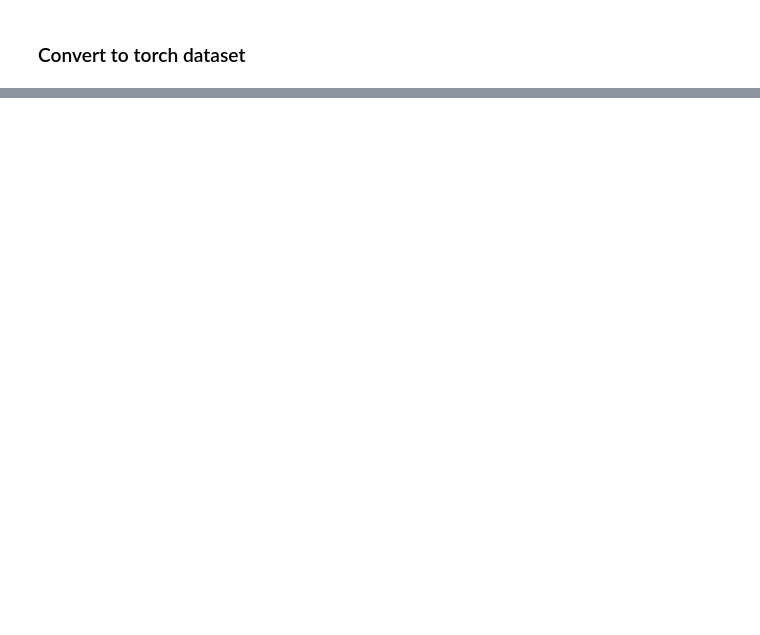
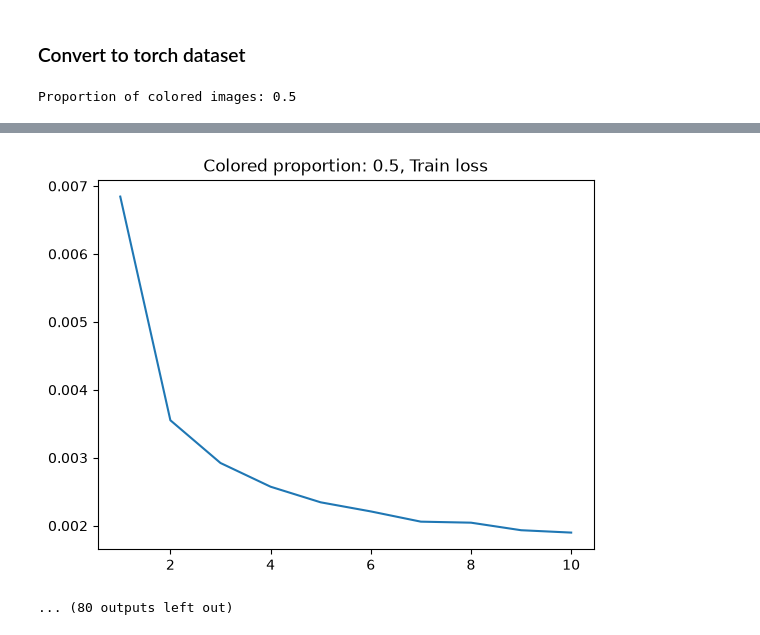
Before and after one commit to PyroX2/Sparse-Autoencoders-for-Vision-in-Pytorch, a Jupyter notebook: intro.ipynb, the cells around one changed output, grey strips where cells are left out. Drawn from its saved outputs; the diff is of its cells as text; code cells hidden in the pictures; blank space fills up the shorter version.

Commit message:
Train basic MLP models

```diff
--- a/intro.ipynb
+++ b/intro.ipynb
@@ -33,7 +33,7 @@ VAL_BS = 32
 # %%
 torch.manual_seed(SEED)
 
-device = "cuda" if torch.cuda.is_available() else "cpu"
+device = "cuda" if torch.cuda.is_available() else "mps"
 # %%
 train_dataset = datasets.MNIST(root="./data", download=True)
 test_dataset = datasets.MNIST(root="./data", train=False, download=True)
@@ -126,11 +141,19 @@ class ColoredMNISTDataset(torch.utils.data.Dataset):
 class Model(nn.Module):
 	def __init__(self, n_classes=10):
 		super().__init__()
-		self.resnet = models.resnet18(weights=models.ResNet18_Weights.DEFAULT)
-		self.resnet.fc = nn.Linear(self.resnet.fc.in_features, n_classes)
+		self.fc = nn.Sequential(
+			nn.Flatten(),
+			nn.Linear(3*784, 2048),
+			nn.Tanh(),
+			nn.Linear(2048, 512),
+			nn.Tanh(),
+			nn.Linear(512, 64),
+			nn.Tanh(),
+			nn.Linear(64, n_classes)
+		)
 
 	def forward(self, x):
-		return self.resnet(x)
+		return self.fc(x)
 # %%
 def train_one_epoch(model, train_dl, criterion, optimizer, metrics_calculator, device="cuda"):
 	"""
@@ -229,7 +275,10 @@ def train(model, train_dl, val_dl, criterion, optimizer, metrics_calculator, epo
 # %%
 metrics_calculator = metrics.MetricsCalculator(num_classes=len(train_labels.unique()))
 
+model_weights = [] # Best weights for each colored proportion
+
 for proportion in COLORED_PROPORTIONS:
+	print(f"Proportion of colored images: {proportion}")
 	metrics_calculator.reset()
 
 	train_dataset = ColoredMNISTDataset(train_split, colored_proportions=proportion)
@@ -248,7 +297,27 @@ for proportion in COLORED_PROPORTIONS:
 	optimizer = torch.optim.Adam(model.parameters(), lr=1e-3)
 	criterion = nn.CrossEntropyLoss()
 
-	train(model, train_dataloader, val_dataloader, criterion, optimizer, metrics_calculator, device=device)
+	# Train the model
+	train_losses, val_losses = train(model, train_dataloader, val_dataloader, criterion, optimizer, metrics_calculator, device=device)
 
-	print(f"Proportion of colored images: {proportion}")
-	utils.show_from_dataset(train_dataset, idx=torch.arange(0, 10, 1).tolist())
+	# Save model weights in list to reuse later
+	model_weights.append(model.state_dict())
+
+	# Plot results
+	utils.plot_loss(train_losses, f"Colored proportion: {proportion}, Train loss")
+	utils.plot_loss(val_losses, f"Colored proportion: {proportion}, Val loss")
+
+	# Evaluate the model on clean validation dataset
+	clean_val_loss = evaluate(model, clean_val_dataloader, criterion, metrics_calculator, device)
+	clean_val_accuracy, clean_val_precision, clean_val_recall, clean_val_f1_score, clean_val_auprc, clean_val_auroc = metrics_calculator.compute_all()
+
+	# Evaluate the model on fully colored validation dataset
+	colored_val_loss = evaluate(model, colored_val_dataloader, criterion, metrics_calculator, device)
+	colored_val_accuracy, colored_val_precision, colored_val_recall, colored_val_f1_score, colored_val_auprc, colored_val_auroc = metrics_calculator.compute_all()
+
+	print("Performance on clean validation set:")
+	print(f"Clean Val Loss: {clean_val_loss:.4f}, Accuracy: {clean_val_accuracy:.4f}, Precision: {clean_val_precision:.4f}, Recall: {clean_val_recall:.4f}, F1 Score: {clean_val_f1_score:.4f}, AUPRC: {clean_val_auprc:.4f}, AUROC: {clean_val_auroc:.4f}")
+	print("Performance on fully colored validation set:")
+	print(f"Colored Val Loss: {colored_val_loss:.4f}, Accuracy: {colored_val_accuracy:.4f}, Precision: {colored_val_precision:.4f}, Recall: {colored_val_recall:.4f}, F1 Score: {colored_val_f1_score:.4f}, AUPRC: {colored_val_auprc:.4f}, AUROC: {colored_val_auroc:.4f}")
+# %% [output]
+Proportion of colored images: 0.5
@@ -254,0 +334,2 @@ for proportion in COLORED_PROPORTIONS:
+[figure, added]
+... (80 outputs left out)
```
Also changed, not shown: parts of 5 cells of this notebook.
